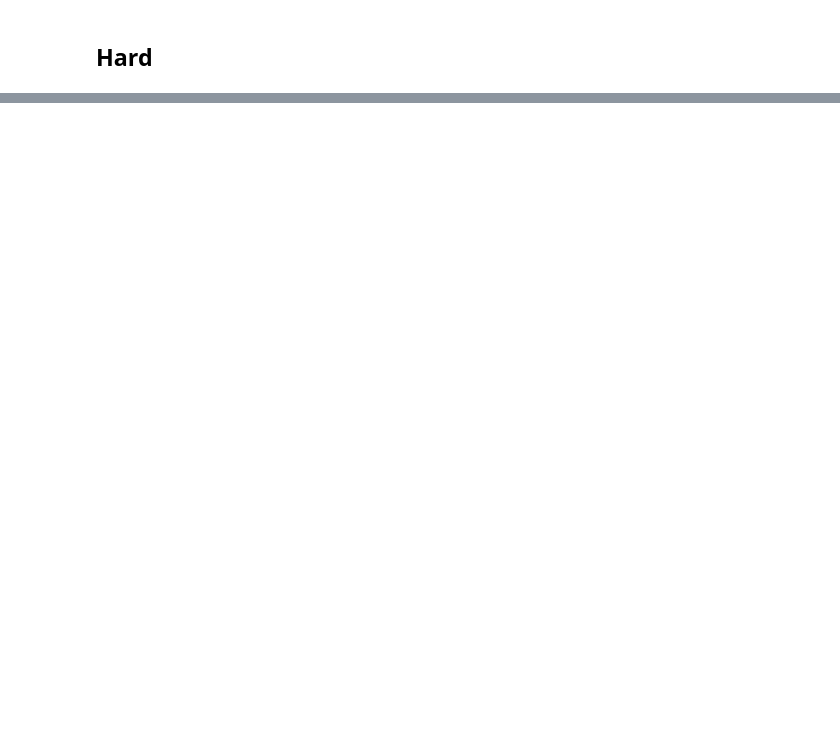
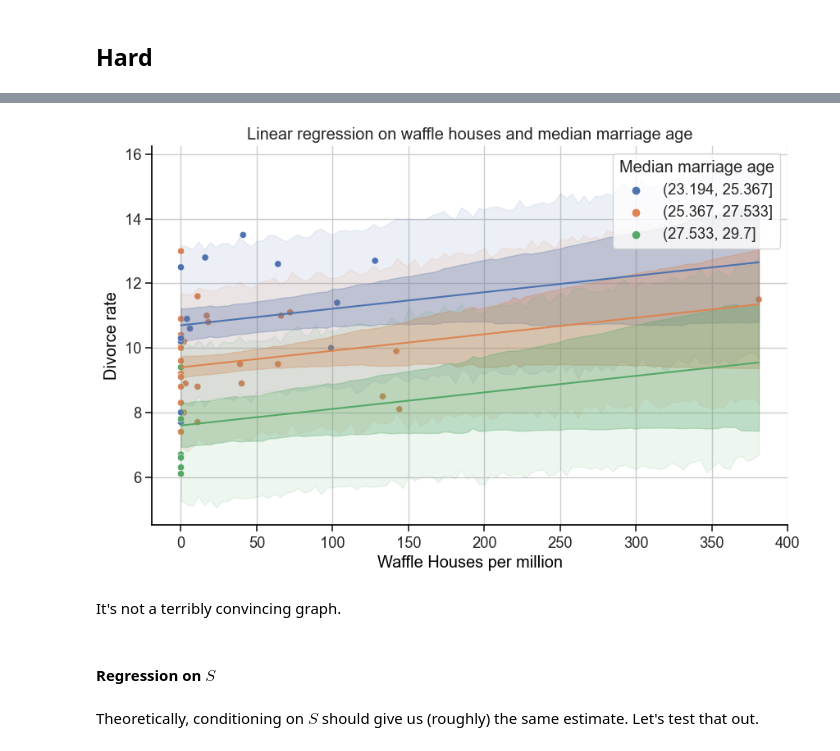
Before and after one commit to chris-leonard/statistical-rethinking, a Jupyter notebook: exercises/chapter_6.ipynb, the cells around one changed output, grey strips where cells are left out. Drawn from its saved outputs; the diff is of its cells as text; code cells hidden in the pictures; blank space fills up the shorter version.

```diff
--- a/exercises/chapter_6.ipynb
+++ b/exercises/chapter_6.ipynb
@@ -448,0 +676,30 @@ g
+# %%
+fig, ax = plt.subplots(figsize=(10, 6))
+
+# plot actual data
+sns.scatterplot(
+    data=waffle,
+    x="wafflehouse",
+    y="divorce",
+    hue="age_bin",
+    ax=ax,
+)
+
+for color, (_, trace) in zip(colors, counterfact_trace_dict_6h1a.items()):
+    plot_divorce_counterfactuals(trace, color=color, ax=ax)
+
+ax.set(
+    xlabel="Waffle Houses per million",
+    ylabel="Divorce rate",
+    title="Linear regression on waffle houses and median marriage age",
+)
+ax.legend(title="Median marriage age");
+# %% [output]
+[figure, added]
+# %% [markdown]
+It's not a terribly convincing graph.
+# %% [markdown]
+#### Regression on $S$
+# %% [markdown]
+Theoretically, conditioning on $S$ should give us (roughly) the same estimate.
+Let's test that out.
```
Also changed, not shown: parts of 44 cells of this notebook.
